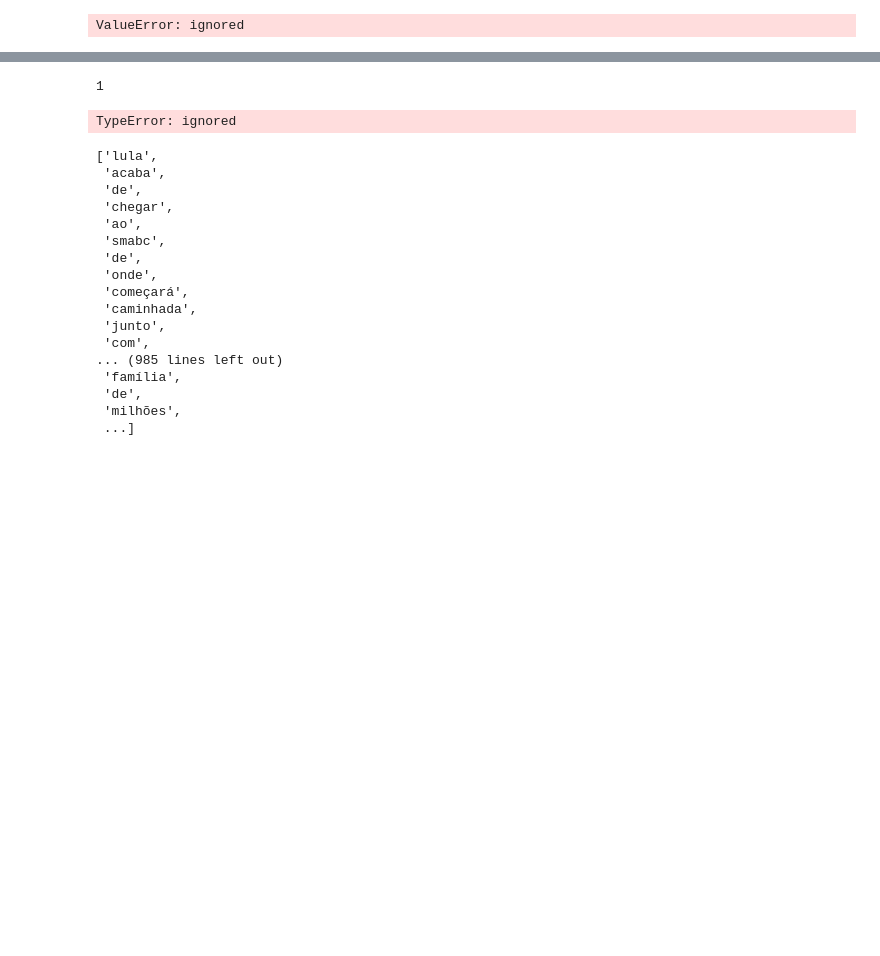
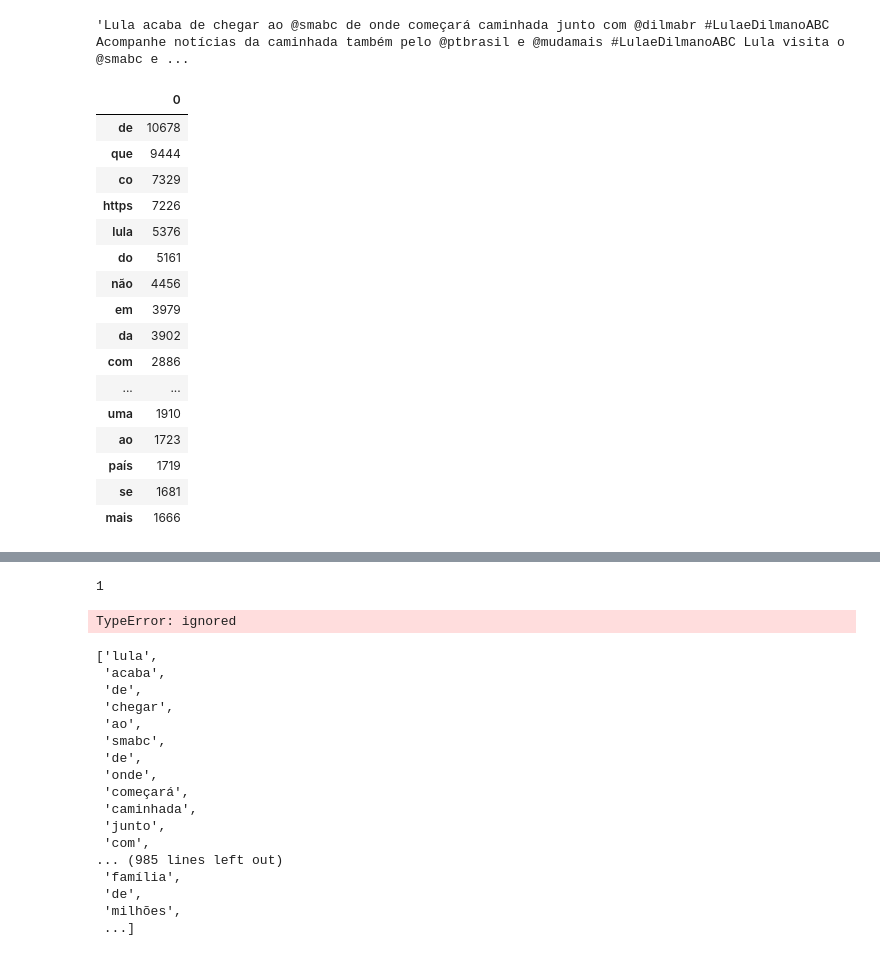
Before and after one commit to eduardodut/Analise-tweets-ICD-Unifor, a Jupyter notebook: AnaliseTweets.ipynb, the cells around one changed output, grey strips where cells are left out. Saved outputs shown, nothing was run; the diff lists cells and outputs as text; code cells hidden in the pictures; blank space fills up the shorter version.

```diff
--- a/AnaliseTweets.ipynb
+++ b/AnaliseTweets.ipynb
@@ -389,3 +520,7 @@ texto_bolso = limpar_combinar_texto(bolso_data)
+# %%
+usuario_texto['textos_combinados'][0]
+# %% [output]
+'Lula acaba de chegar ao @smabc de onde começará caminhada junto com @dilmabr #LulaeDilmanoABC Acompanhe notícias da caminhada também pelo @ptbrasil e @mudamais #LulaeDilmanoABC Lula visita o @smabc e ...
 # %%
 import numpy as np
 from sklearn.feature_extraction.text import TfidfVectorizer
@@ -406,12 +541,28 @@ print(top_words_lula.head())
 # %%
 from sklearn.feature_extraction.text import CountVectorizer
 
-cv = CountVectorizer(ngram_range=(1,2))
-data_cv = cv.fit_transform(' '.join([w for w in texto_bolso ]))
-data_dtm = pd.DataFrame([data_cv.toarray()], columns=cv.get_feature_names())
+cv = CountVectorizer(ngram_range=(1,1))
+data_cv = cv.fit_transform(usuario_texto.loc['Lula',:])
+data_dtm = pd.DataFrame(data_cv.toarray(), columns=cv.get_feature_names())
 
 data_dtm.transpose().sort_values(0, ascending= False)[:20]
 # %% [output]
-ValueError: ignored
+|  | 0 |
+| de | 10678 |
+| que | 9444 |
+| co | 7329 |
+| https | 7226 |
+| lula | 5376 |
+| do | 5161 |
+| não | 4456 |
+| em | 3979 |
+| da | 3902 |
+| com | 2886 |
+| ... | ... |
+| uma | 1910 |
+| ao | 1723 |
+| país | 1719 |
+| se | 1681 |
+| mais | 1666 |
 # %%
 cv = CountVectorizer(ngram_range=(1,1))
```
Also changed, not shown: parts of 17 cells of this notebook.
